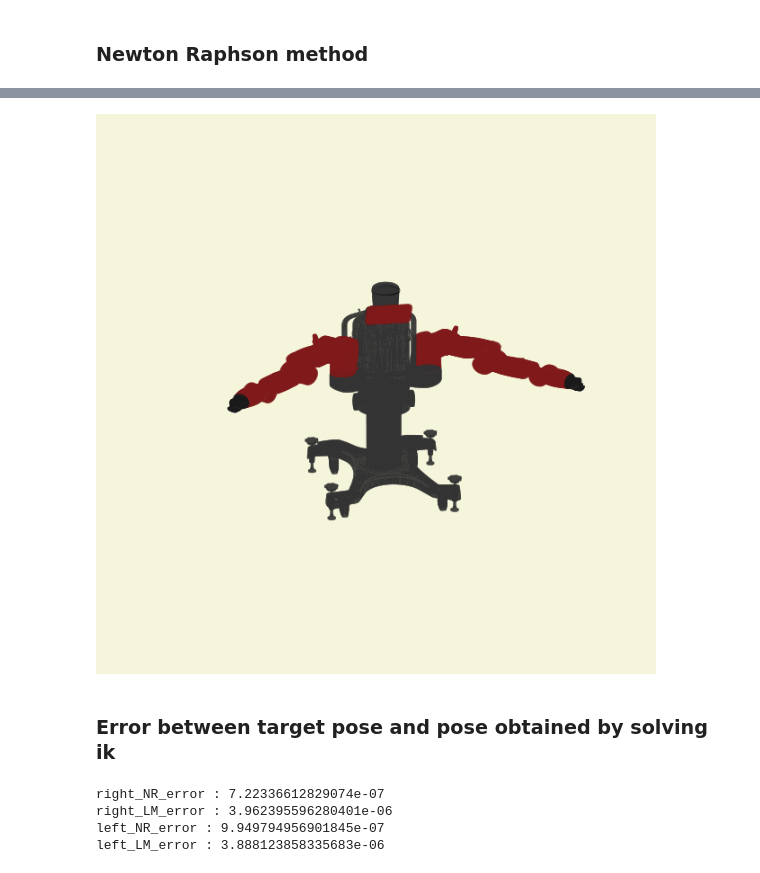
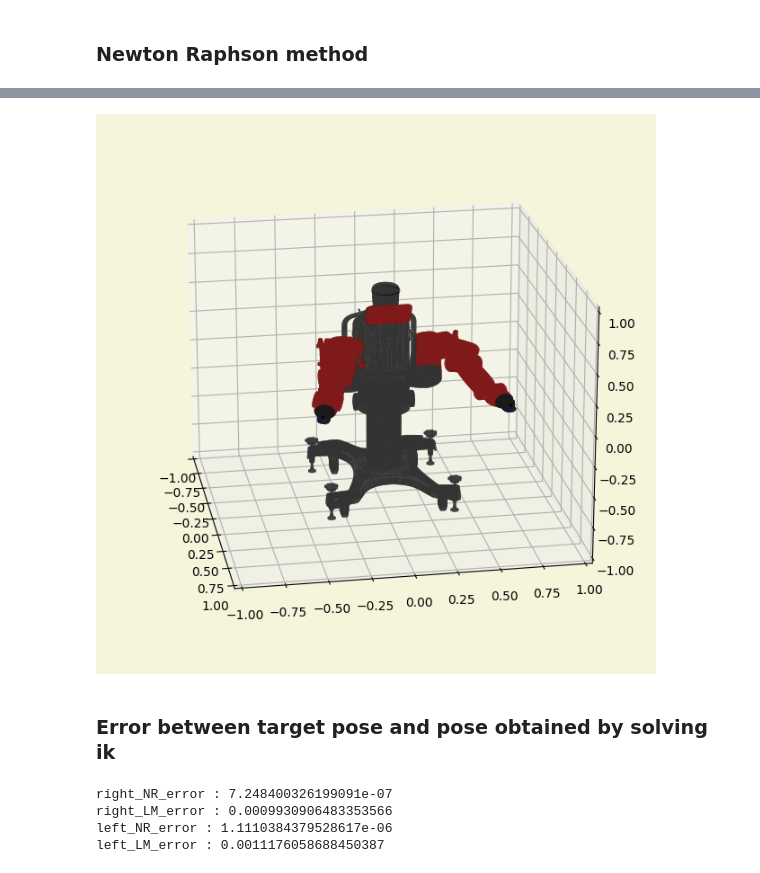
Before and after one commit to jdj2261/pykin, a Jupyter notebook: tutorials/03_robot_IK.ipynb, the cells around one changed output, grey strips where cells are left out. Saved outputs shown, nothing was run; the diff lists cells and outputs as text; code cells hidden in the pictures.

```diff
--- a/tutorials/03_robot_IK.ipynb
+++ b/tutorials/03_robot_IK.ipynb
@@ -23,11 +23,12 @@ robot.setup_link_name("base", "left_wrist")
 # %%
 # set the angles you want
 head_thetas =  np.zeros(1)
-right_arm_thetas = np.array([-np.pi/4 , 0, 0, 0, 0 , 0 ,0])
-left_arm_thetas = np.array([np.pi/4 , 0, 0, 0, 0 , 0 ,0])
+right_arm_thetas = np.array([np.pi/6, 0, 0, 0, 0, 0, 0])
+left_arm_thetas = np.array([-np.pi/6, 0, 0, 0, 0, 0, 0])
 # %% [markdown]
 ### Compute the forward kinematics to set the robot's target pose.
 # %%
 thetas = np.concatenate((head_thetas ,right_arm_thetas ,left_arm_thetas))
 target_fk = robot.forward_kin(thetas)
+robot.set_transform(thetas)
 # %%
@@ -90,7 +91,9 @@ WorkingTime[inverse_kinematics]: 0.0271 sec
 # %%
 thetas_LM = np.concatenate((head_thetas, ik_LM_result["right"], ik_LM_result["left"]))
 result_fk_LM = robot.forward_kin(thetas_LM)
-_, ax = p_utils.init_3d_figure("LM IK Result")
+robot.set_transform(thetas_LM)
+
+_, ax = p_utils.init_3d_figure("LM IK Result", visible_axis=True)
 p_utils.plot_robot(ax=ax,
                robot=robot,
                geom="visual",
@@ -121,15 +124,17 @@ WorkingTime[inverse_kinematics]: 0.0263 sec
 # %%
 thetas_NR = np.concatenate((head_thetas, ik_NR_result["right"], ik_NR_result["left"]))
 result_fk_NR = robot.forward_kin(thetas_NR)
-_, ax = p_utils.init_3d_figure("NR IK Result")
+robot.set_transform(thetas_NR)
+
+_, ax = p_utils.init_3d_figure("NR IK Result", visible_axis=True)
 p_utils.plot_robot(ax=ax,
                robot=robot,
                geom="visual",
                only_visible_geom=True,
                alpha=1)
 p_utils.show_figure()
 # %% [output]
-[figure, old version]
+[figure, new version]
 # %% [markdown]
 ### Error between target pose and pose obtained by solving ik
 # %%
@@ -148,7 +153,7 @@ for error_name, value in err.items():
 
 p_utils.show_figure()
 # %% [output]
-right_NR_error : 7.22336612829074e-07
-right_LM_error : 3.962395596280401e-06
-left_NR_error : 9.949794956901845e-07
-left_LM_error : 3.888123858335683e-06
+right_NR_error : 7.248400326199091e-07
+right_LM_error : 0.0009930906483353566
+left_NR_error : 1.1110384379528617e-06
+left_LM_error : 0.0011176058688450387
```
Also changed, not shown: parts of 5 cells of this notebook, 4 other files.
